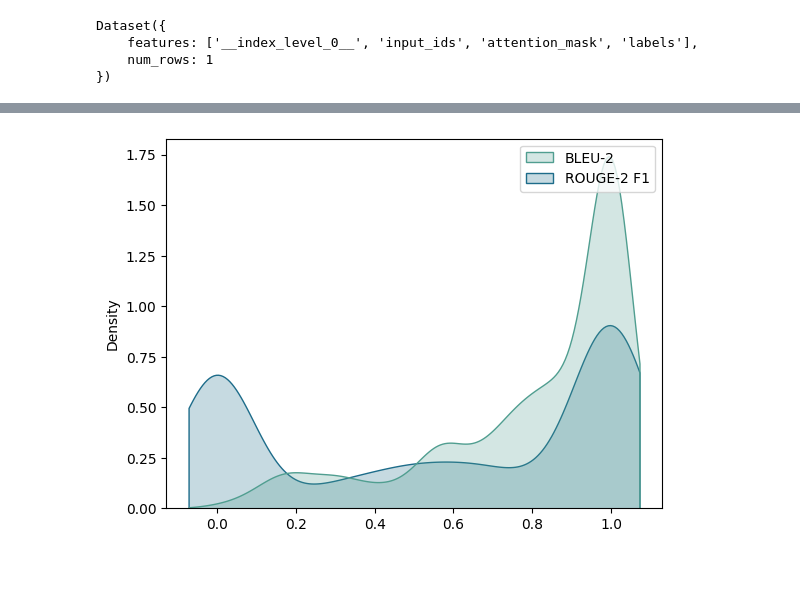
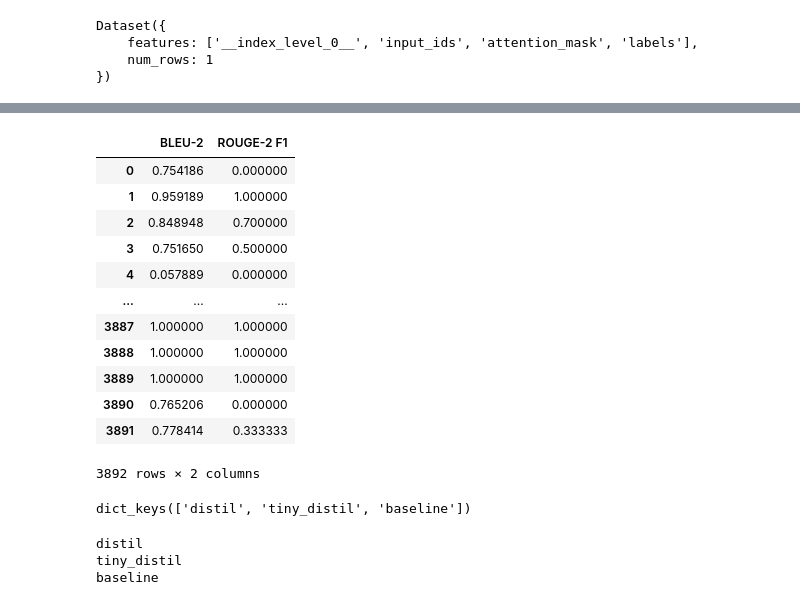
Before and after one commit to SOL1archive/KoGrammar, a Jupyter notebook: test.ipynb, the cells around one changed output, grey strips where cells are left out. Saved outputs shown, nothing was run; the diff lists cells and outputs as text; code cells hidden in the pictures; blank space fills up the shorter version.

```diff
--- a/test.ipynb
+++ b/test.ipynb
@@ -233,3 +360,31 @@ describle_df = pd.concat({name: result_df.describe() for name, result_df in resu
+# %%
+result_df_dict['baseline']
+# %% [output]
+|  | BLEU-2 | ROUGE-2 F1 |
+| 0 | 0.754186 | 0.000000 |
+| 1 | 0.959189 | 1.000000 |
+| 2 | 0.848948 | 0.700000 |
+| 3 | 0.751650 | 0.500000 |
+| 4 | 0.057889 | 0.000000 |
+| ... | ... | ... |
+| 3887 | 1.000000 | 1.000000 |
+| 3888 | 1.000000 | 1.000000 |
+| 3889 | 1.000000 | 1.000000 |
+| 3890 | 0.765206 | 0.000000 |
+| 3891 | 0.778414 | 0.333333 |
+3892 rows × 2 columns
+# %%
+result_df_dict.keys()
+# %% [output]
+dict_keys(['distil', 'tiny_distil', 'baseline'])
+# %%
+for name, result_df in result_df_dict.items():
+    print(name)
+    result_df.to_json(f'drive/MyDrive/projects/KoGrammar/result-data/{name}-test-result.json')
+# %% [output]
+distil
+tiny_distil
+baseline
 # %%
 fig, ax = plt.subplots(figsize=(15, 5), ncols=3, nrows=1)
 for i, (name, result_df) in enumerate(result_df_dict.items()):
@@ -239,7 +394,6 @@ for i, (name, result_df) in enumerate(result_df_dict.items()):
                 common_grid=True,
                 cut=1,
                 ax=ax[i],
-                title=name
                 )
+
+    ax[i].set_title(name)
-# %% [output]
-[figure, removed]
```
Also changed, not shown: parts of 17 cells of this notebook.
